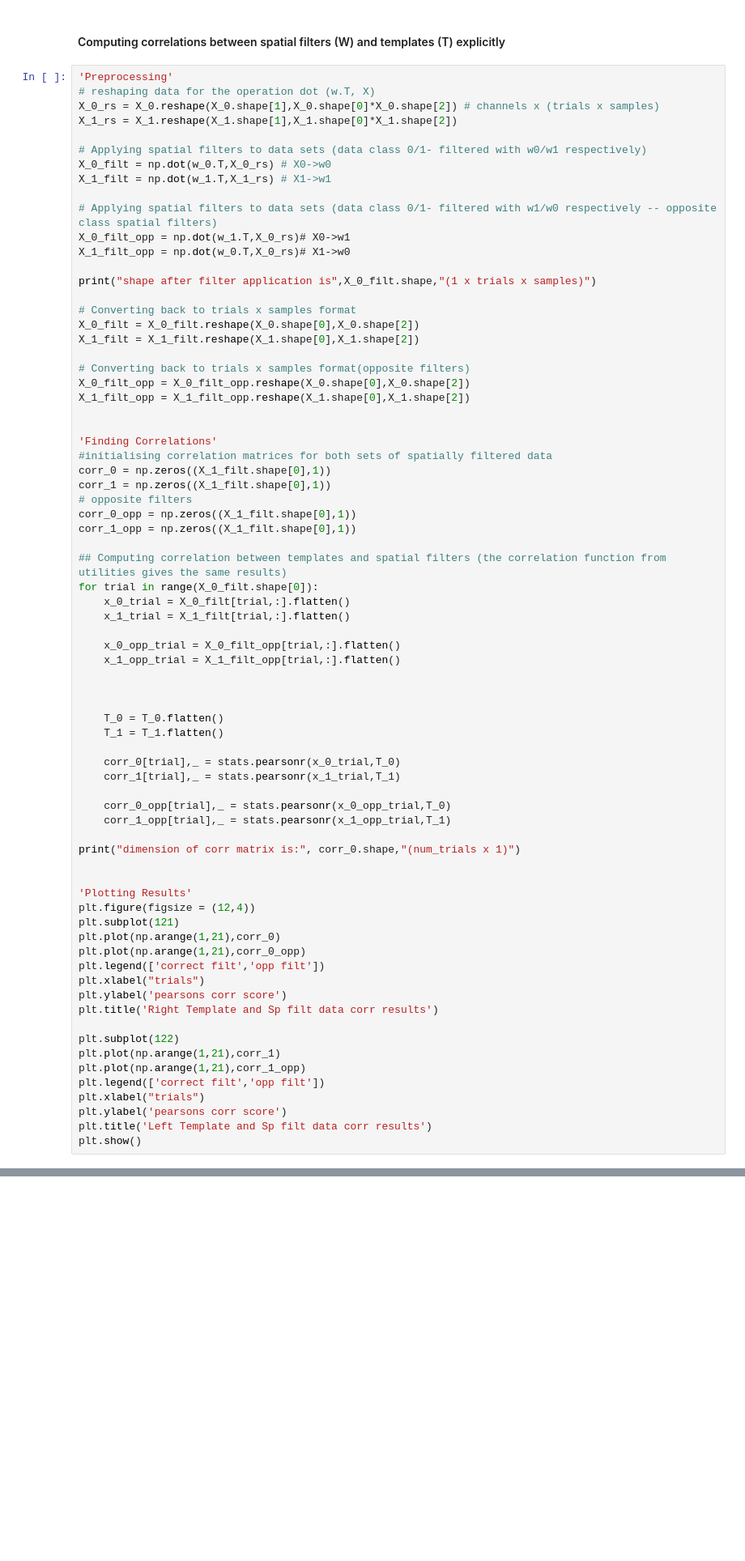
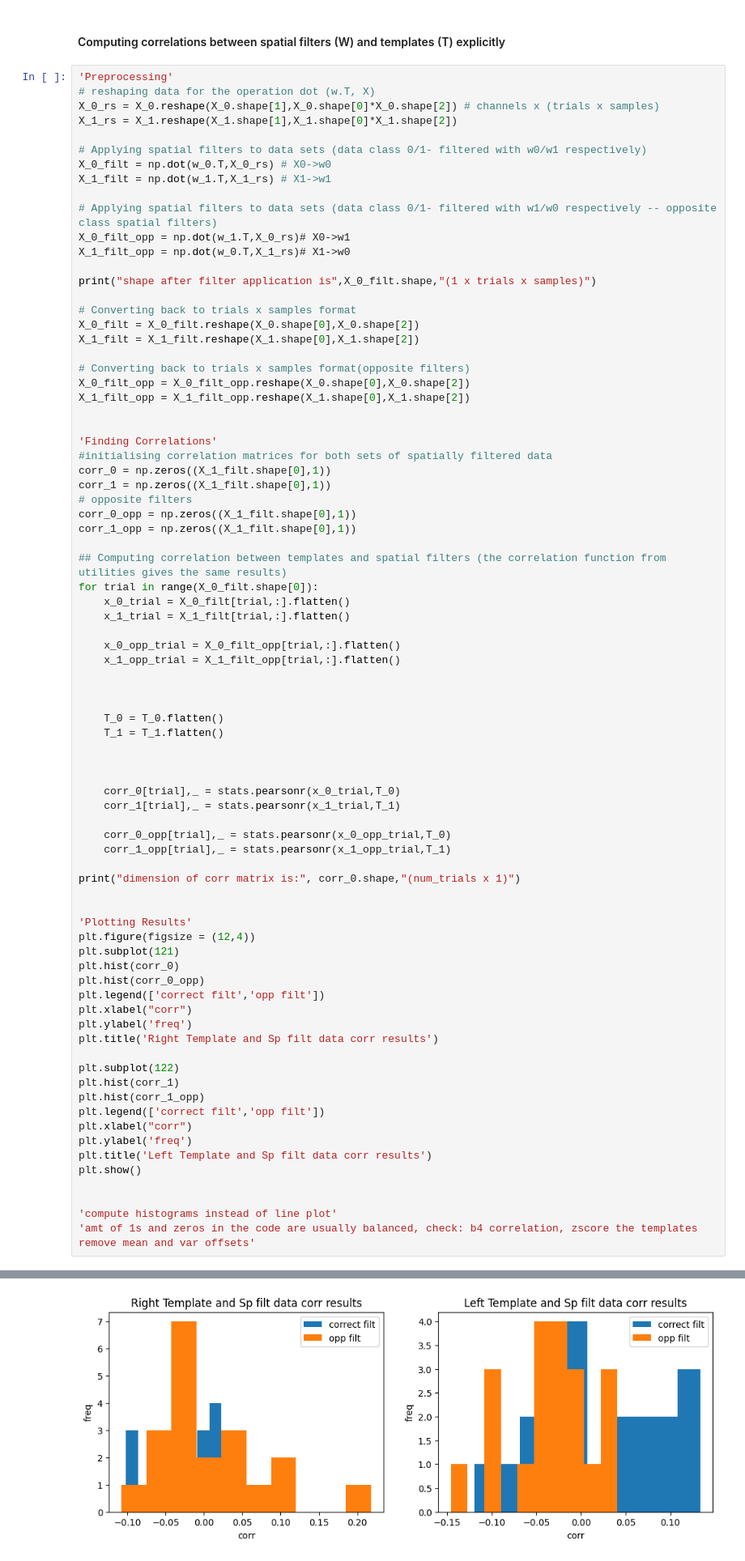
Before and after one commit to ShekharNarayanan/Covert_CVEP, a Jupyter notebook: SN_analysis/rCCA_Covert.ipynb, the cells around one changed output, grey strips where cells are left out. Shown at 81% size. Saved outputs shown, nothing was run; the diff lists cells and outputs as text; blank space fills up the shorter version.

```diff
--- a/SN_analysis/rCCA_Covert.ipynb
+++ b/SN_analysis/rCCA_Covert.ipynb
@@ -131,7 +149,7 @@ X_1_filt = np.dot(w_1.T,X_1_rs) # X1->w1
 
 # Applying spatial filters to data sets (data class 0/1- filtered with w1/w0 respectively -- opposite class spatial filters)
 X_0_filt_opp = np.dot(w_1.T,X_0_rs)# X0->w1
-X_1_filt_opp = np.dot(w_0.T,X_0_rs)# X1->w0
+X_1_filt_opp = np.dot(w_0.T,X_1_rs)# X1->w0
 
 print("shape after filter application is",X_0_filt.shape,"(1 x trials x samples)")
 
@@ -165,6 +183,8 @@ for trial in range(X_0_filt.shape[0]):
     T_0 = T_0.flatten()
     T_1 = T_1.flatten()
 
+
+
     corr_0[trial],_ = stats.pearsonr(x_0_trial,T_0)
     corr_1[trial],_ = stats.pearsonr(x_1_trial,T_1)
 
@@ -177,18 +197,23 @@ print("dimension of corr matrix is:", corr_0.shape,"(num_trials x 1)")
 'Plotting Results'
 plt.figure(figsize = (12,4))
 plt.subplot(121)
-plt.plot(np.arange(1,21),corr_0)
-plt.plot(np.arange(1,21),corr_0_opp)
+plt.hist(corr_0)
+plt.hist(corr_0_opp)
 plt.legend(['correct filt','opp filt'])
-plt.xlabel("trials")
-plt.ylabel('pearsons corr score')
+plt.xlabel("corr")
+plt.ylabel('freq')
 plt.title('Right Template and Sp filt data corr results')
 
 plt.subplot(122)
-plt.plot(np.arange(1,21),corr_1)
-plt.plot(np.arange(1,21),corr_1_opp)
+plt.hist(corr_1)
+plt.hist(corr_1_opp)
 plt.legend(['correct filt','opp filt'])
-plt.xlabel("trials")
-plt.ylabel('pearsons corr score')
+plt.xlabel("corr")
+plt.ylabel('freq')
 plt.title('Left Template and Sp filt data corr results')
 plt.show()
+
+
+'compute histograms instead of line plot'
+'amt of 1s and zeros in the code are usually balanced, check: b4 correlation, zscore the templates remove mean and var offsets'
+# %% [output]
@@ -194,0 +222 @@ plt.show()
+[figure, added]
```
Also changed, not shown: parts of 3 cells of this notebook, 1 other file.
